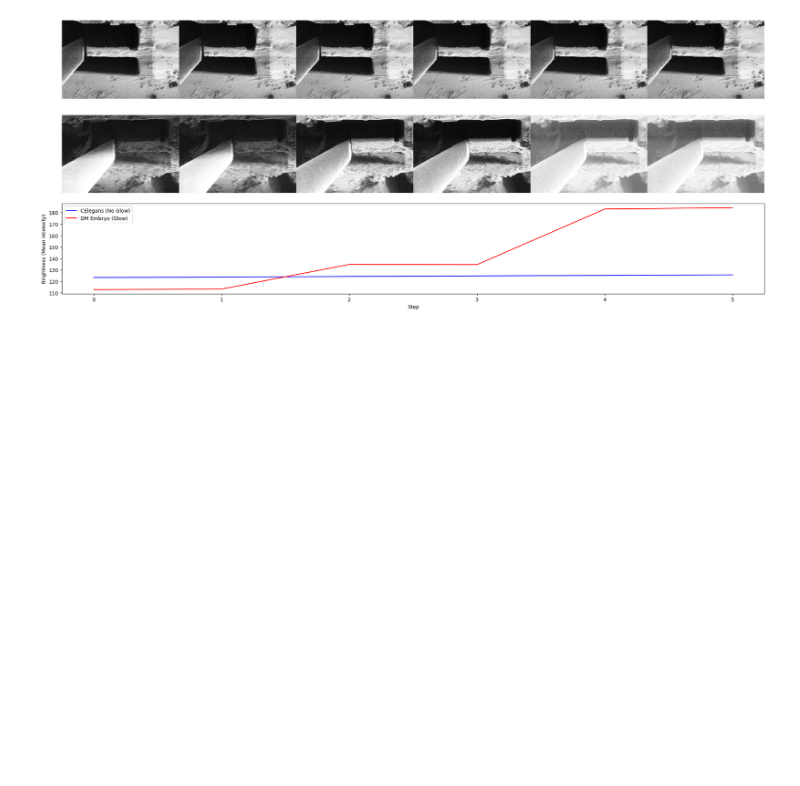
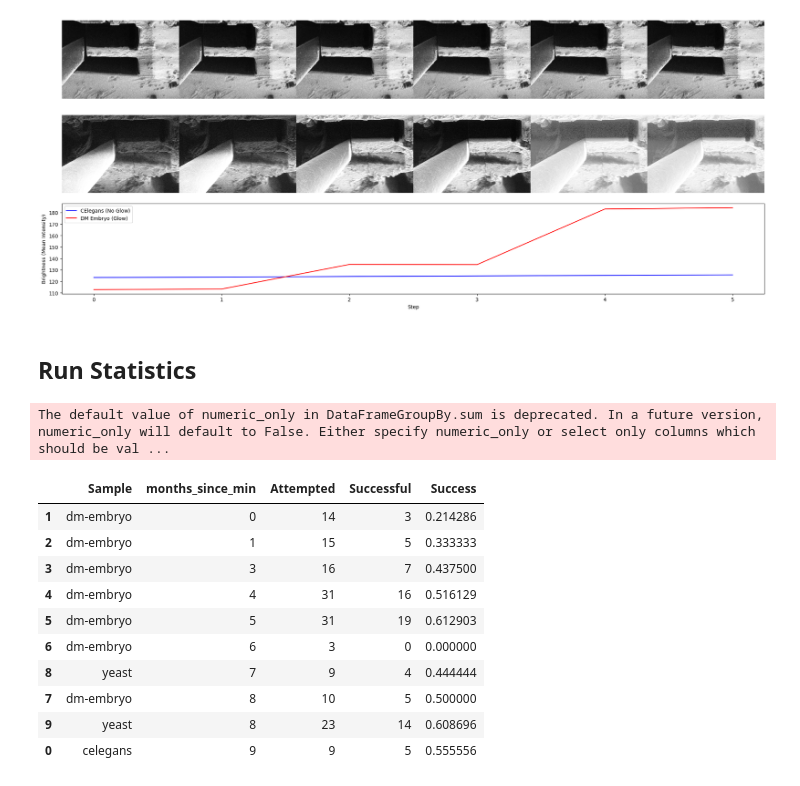
Before and after one commit to DeMarcoLab/fibsem, a Jupyter notebook: scratch/figure/liftout/notebook.ipynb, the cells around one changed output. Saved outputs shown, nothing was run; the diff lists cells and outputs as text; code cells hidden in the pictures; blank space fills up the shorter version.

Commit message:
add success rate figures

```diff
--- a/scratch/figure/liftout/notebook.ipynb
+++ b/scratch/figure/liftout/notebook.ipynb
@@ -209,3 +203,5 @@ plt.show()
 /home/patrick/github/autoliftout/docs/img/01-gentle-dog/liftout_contact_brightness_13_ib.tif /home/patrick/github/autoliftout/liftout/tools/figures/contact/2/liftout_contact_brightness_6_ib.tif
 /home/patrick/github/autoliftout/docs/img/01-gentle-dog/liftout_contact_brightness_14_ib.tif /home/patrick/github/autoliftout/liftout/tools/figures/contact/2/liftout_contact_brightness_7_ib.tif
 [figure]
+# %% [markdown]
+## Run Statistics
@@ -211,0 +236,47 @@ plt.show()
+# %%
+
+# calculate months since min
+# get min year
+min_year = df["date"].min().year
+# get min month in min year
+min_month = df[df["date"].dt.year == min_year]["date"].min().month
+
+# calculate months since min
+df["months_since_min"] = (df["date"].dt.year - min_year) * 12 + (df["date"].dt.month - min_month)
+
+df_grouped = df.groupby(["Sample", "months_since_min"]).sum().reset_index()
+
+# drop all columns except Sample, months_since_min, Attempted, Successful
+df_grouped = df_grouped[["Sample", "months_since_min", "Attempted", "Successful"]]
+
+# calculate success rate
+df_grouped["Success"] = df_grouped["Successful"] / df_grouped["Attempted"]
+
+# sort by months since min
+df_grouped = df_grouped.sort_values(by="months_since_min")
+
+display(df_grouped)
+
+# plot success as  bar chart, color by sample with plotly express
+import plotly.express as px
+
+fig = px.bar(df_grouped, x="months_since_min", y="Success", color="Sample", barmode="group")
+
+
+# set xlabel as Months Since First Attempt
+fig.update_layout(title="Success Rate vs Month", xaxis_title="Months Since First Attempt")
+
+fig.show()
+# %% [output]
+The default value of numeric_only in DataFrameGroupBy.sum is deprecated. In a future version, numeric_only will default to False. Either specify numeric_only or select only columns which should be val ...
+|  | Sample | months_since_min | Attempted | Successful | Success |
+| 1 | dm-embryo | 0 | 14 | 3 | 0.214286 |
+| 2 | dm-embryo | 1 | 15 | 5 | 0.333333 |
+| 3 | dm-embryo | 3 | 16 | 7 | 0.437500 |
+| 4 | dm-embryo | 4 | 31 | 16 | 0.516129 |
+| 5 | dm-embryo | 5 | 31 | 19 | 0.612903 |
+| 6 | dm-embryo | 6 | 3 | 0 | 0.000000 |
+| 8 | yeast | 7 | 9 | 4 | 0.444444 |
+| 7 | dm-embryo | 8 | 10 | 5 | 0.500000 |
+| 9 | yeast | 8 | 23 | 14 | 0.608696 |
+| 0 | celegans | 9 | 9 | 5 | 0.555556 |
```
Also changed, not shown: parts of 5 cells of this notebook, 4 other files.
